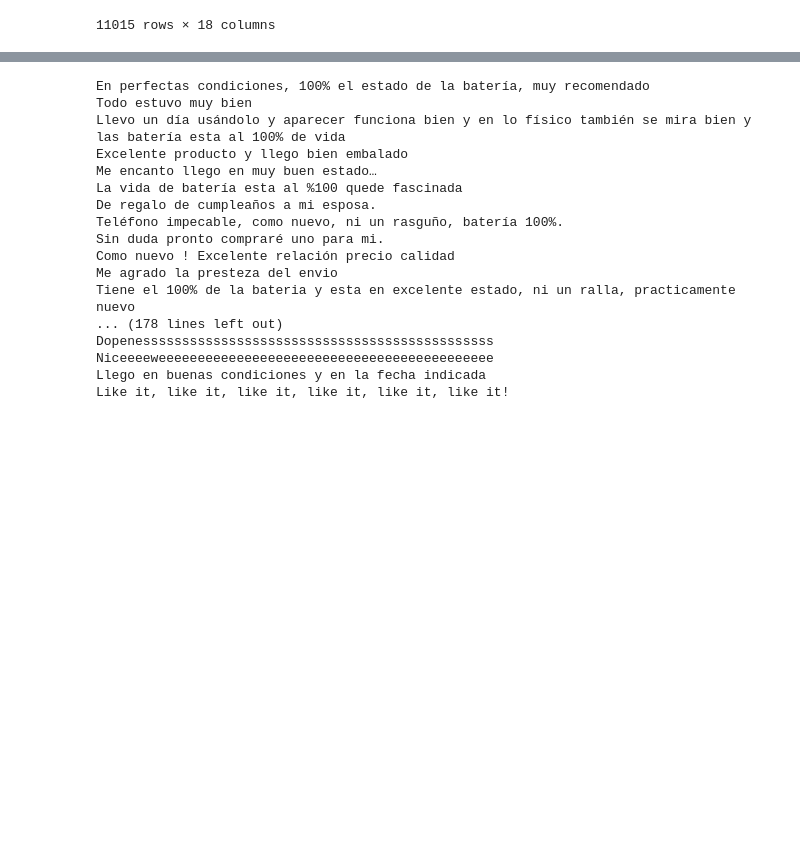
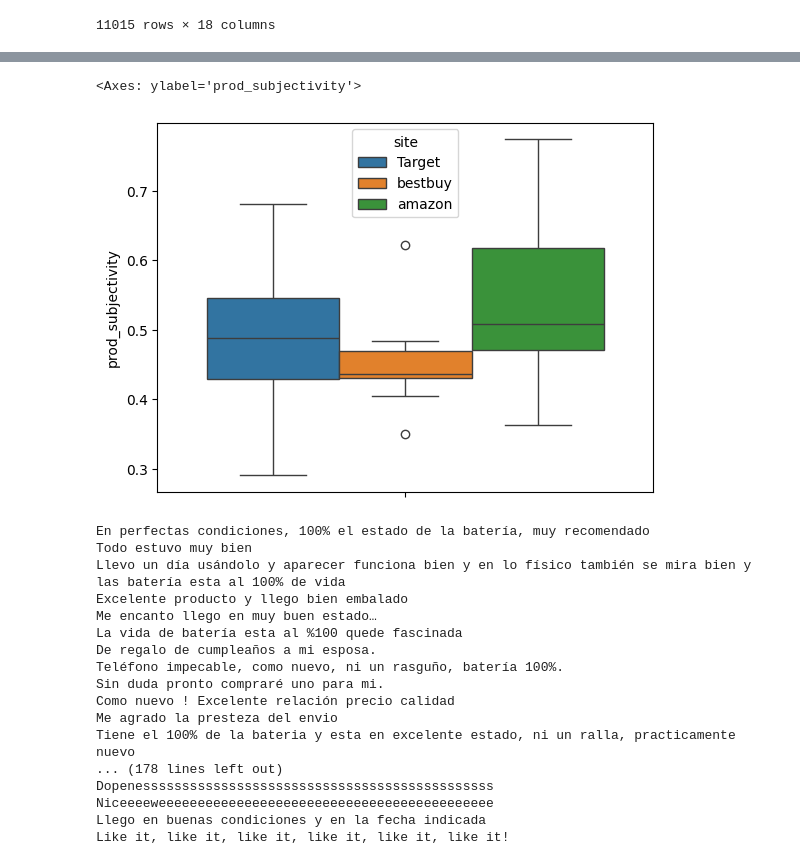
Before and after one commit to aneeshkhole/Perceived-Usefulness-of-online-customer-reviews, a Jupyter notebook: src/Data Combine and Clean.ipynb, the cells around one changed output, grey strips where cells are left out. Cells and saved outputs as stored; diff of their text form; code cells hidden in the pictures; blank space fills up the shorter version.

```diff
--- a/src/Data Combine and Clean.ipynb
+++ b/src/Data Combine and Clean.ipynb
@@ -266,3 +347,11 @@ display(
+# %%
+sns.boxplot(
+    data=all_products,y='prod_subjectivity',
+    hue='site'
+)
+# %% [output]
+<Axes: ylabel='prod_subjectivity'>
+[figure, added]
 # %%
 print('\n'.join(list(all_reviews[(all_reviews['review_lang']!='en')&(all_reviews['global_outlier']>0)]['review_content'].astype(str))))
 # %% [output]
```
Also changed, not shown: parts of 11 cells of this notebook, 34 other files.
